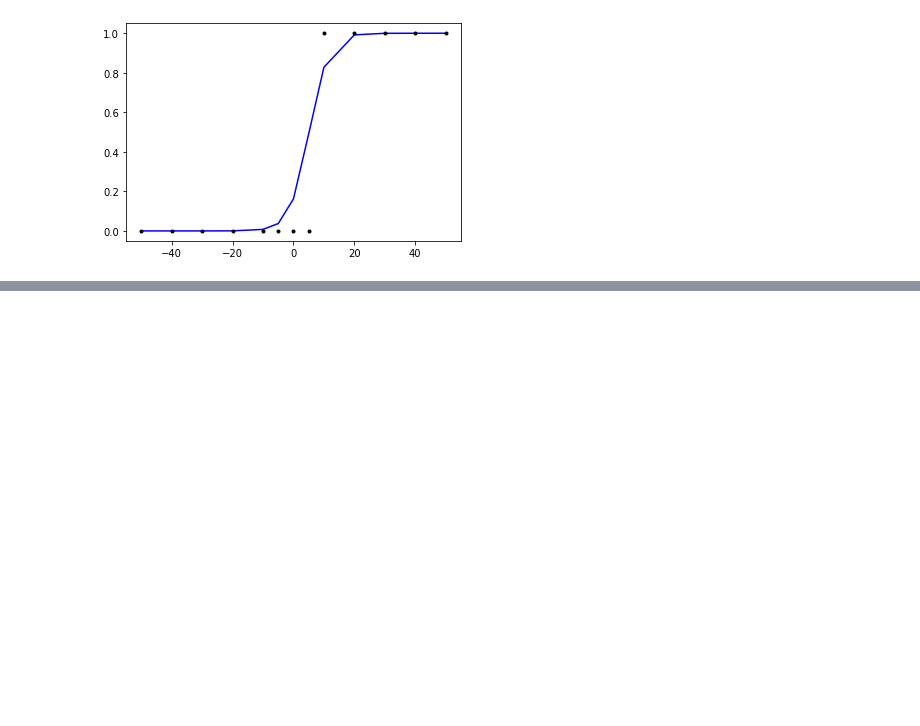
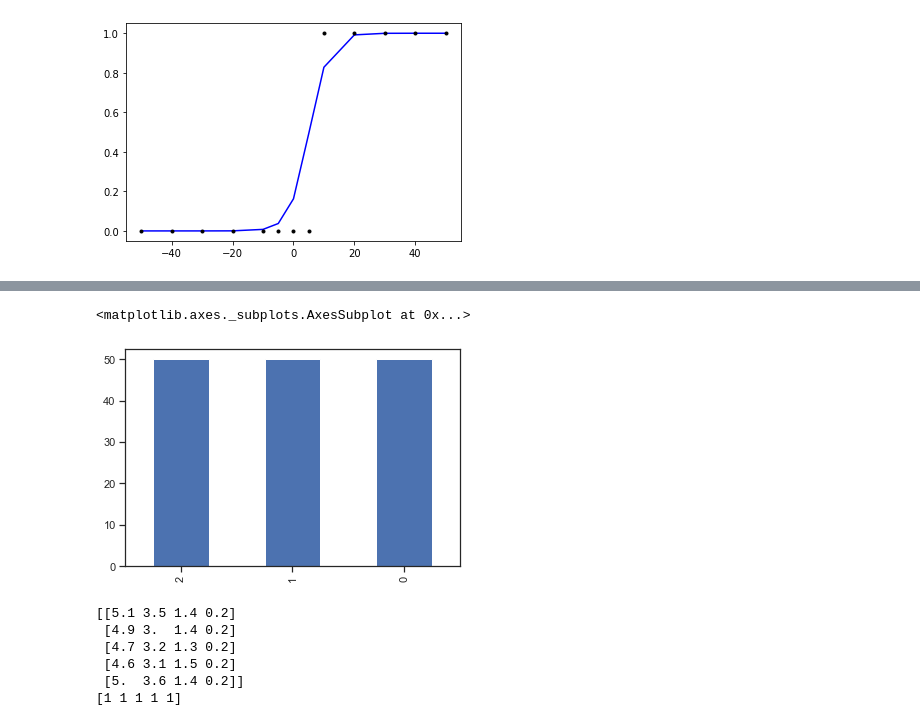
Before and after one commit to wolee777/Workspace-AI-NLP, a Jupyter notebook: MachineLearning.ipynb, the cells around one changed output, grey strips where cells are left out. Cells and saved outputs as stored; diff of their text form; code cells hidden in the pictures; blank space fills up the shorter version.

```diff
--- a/MachineLearning.ipynb
+++ b/MachineLearning.ipynb
@@ -261,0 +443,7 @@ print(model.predict([11, 21, 31, 41, 500]))
+# %%
+data[ 'species' ] = data[ 'species' ].replace( [ 'virginica', 'setosa', 'versicolor' ], [ 0, 1, 2 ] )
+# Iris-virginica는 0, Iris-setosa는 1, Iris-versicolor는 2가 됨.
+data[ 'species' ].value_counts().plot( kind = 'bar' )
+# %% [output]
+<matplotlib.axes._subplots.AxesSubplot at 0x...>
+[figure, added]
@@ -261,0 +456,10 @@ print(model.predict([11, 21, 31, 41, 500]))
+# %%
+print( data_X[ :5 ] ) #X에 해당되는 데이터를 10개만 출력합니다.
+print( data_y[ :5 ] ) #y에 해당되는 데이터를 10개만 출력합니다.
+# %% [output]
+[[5.1 3.5 1.4 0.2]
+ [4.9 3.  1.4 0.2]
+ [4.7 3.2 1.3 0.2]
+ [4.6 3.1 1.5 0.2]
+ [5.  3.6 1.4 0.2]]
+[1 1 1 1 1]
```
Also changed, not shown: parts of 55 cells of this notebook, 1 other file.
